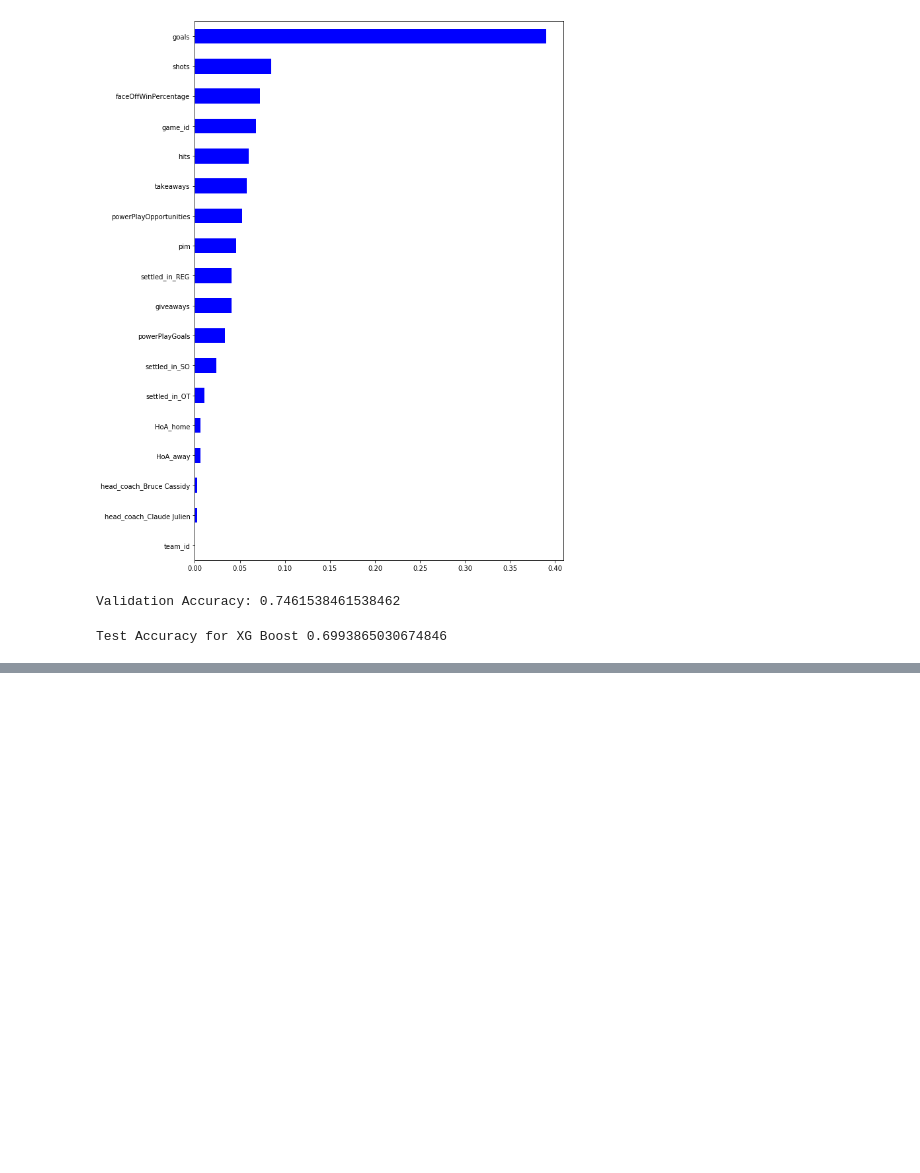
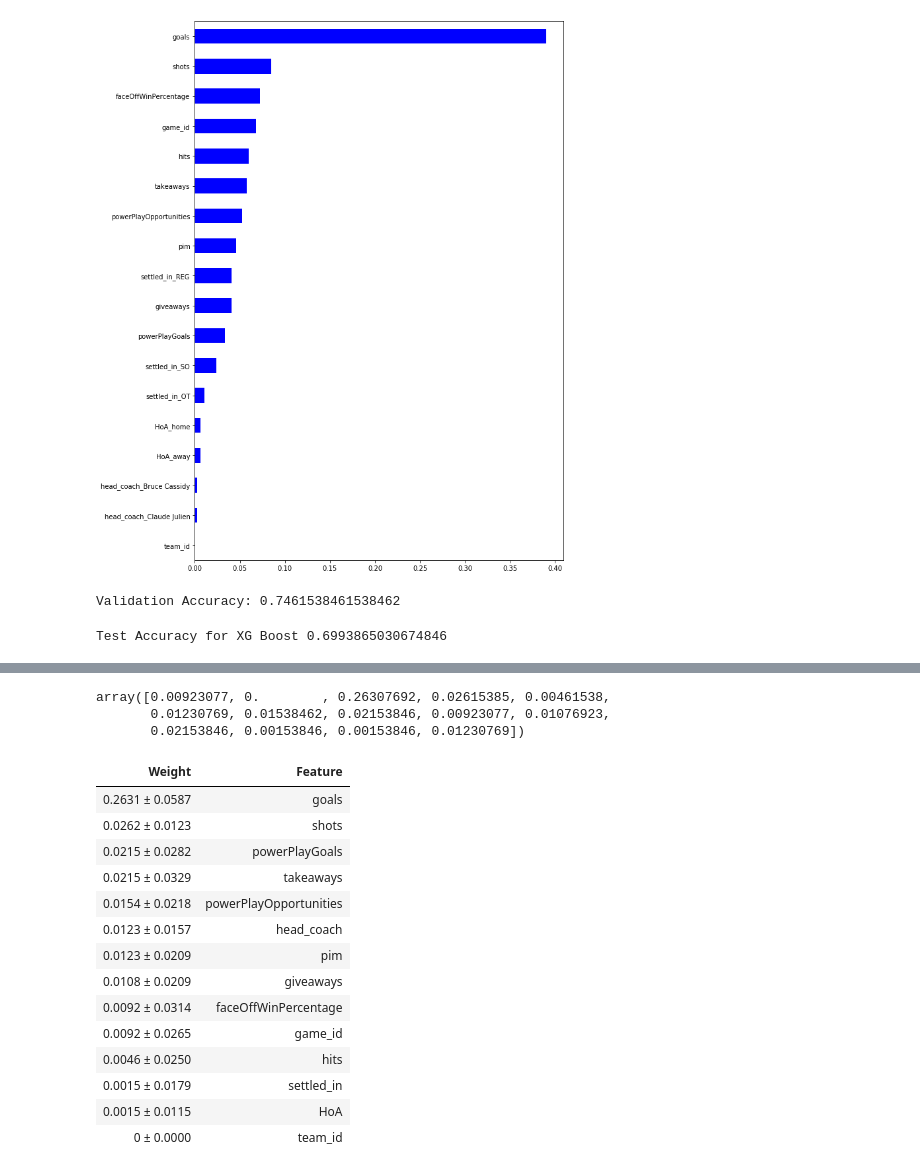
Before and after one commit to npgeorge/DS-Unit-2-Applied-Modeling, a Jupyter notebook: NHL_Data_Project_Team_Stats.ipynb, the cells around one changed output, grey strips where cells are left out. Cells and saved outputs as stored; diff of their text form; code cells hidden in the pictures; blank space fills up the shorter version.

Commit message:
NHL Project - Assignment 2 XG Boost & Permutation Importance

```diff
--- a/NHL_Data_Project_Team_Stats.ipynb
+++ b/NHL_Data_Project_Team_Stats.ipynb
@@ -207,3 +207,16 @@ Validation Accuracy: 0.7461538461538462
 print('Test Accuracy for XG Boost', accuracy_score(y_test, y_pred_xgb))
 # %% [output]
 Test Accuracy for XG Boost 0.6993865030674846
+# %%
+#permutation importance
+pipeline_pi = make_pipeline(
+    ce.OrdinalEncoder(),
+    SimpleImputer(strategy='median')
+)
+
+X_train_transformed = pipeline_pi.fit_transform(X_train)
+X_val_transformed = pipeline_pi.transform(X_val)
+
+
+model_pi = RandomForestClassifier(n_estimators=100, random_state=42, n_jobs=-1)
+model_pi.fit(X_train_transformed, y_train)
@@ -209,0 +248,11 @@ Test Accuracy for XG Boost 0.6993865030674846
+# %%
+import eli5
+from eli5.sklearn import PermutationImportance
+
+permuter = PermutationImportance(
+    model_pi,
+    scoring='accuracy',
+    n_iter=5,
+    random_state=42
+)
+permuter.fit(X_val_transformed, y_val)
@@ -209,0 +283,28 @@ Test Accuracy for XG Boost 0.6993865030674846
+# %%
+permuter.feature_importances_
+# %% [output]
+array([0.00923077, 0.        , 0.26307692, 0.02615385, 0.00461538,
+       0.01230769, 0.01538462, 0.02153846, 0.00923077, 0.01076923,
+       0.02153846, 0.00153846, 0.00153846, 0.01230769])
+# %%
+eli5.show_weights(
+    permuter,
+    top=None,
+    feature_names=X_val.columns.tolist()
+)
+# %% [output]
+| Weight | Feature |
+| 0.2631 ± 0.0587 | goals |
+| 0.0262 ± 0.0123 | shots |
+| 0.0215 ± 0.0282 | powerPlayGoals |
+| 0.0215 ± 0.0329 | takeaways |
+| 0.0154 ± 0.0218 | powerPlayOpportunities |
+| 0.0123 ± 0.0157 | head_coach |
+| 0.0123 ± 0.0209 | pim |
+| 0.0108 ± 0.0209 | giveaways |
+| 0.0092 ± 0.0314 | faceOffWinPercentage |
+| 0.0092 ± 0.0265 | game_id |
+| 0.0046 ± 0.0250 | hits |
+| 0.0015 ± 0.0179 | settled_in |
+| 0.0015 ± 0.0115 | HoA |
+| 0 ± 0.0000 | team_id |
```
Also changed, not shown: parts of 4 cells of this notebook.
